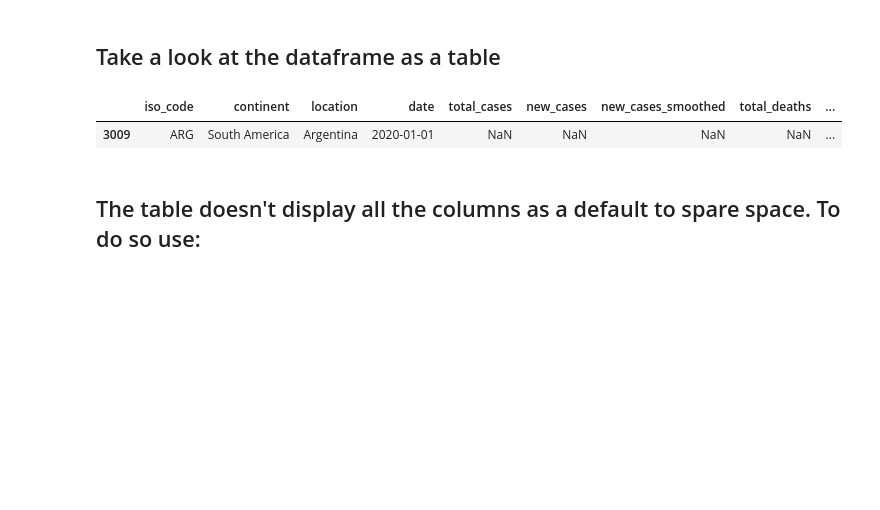
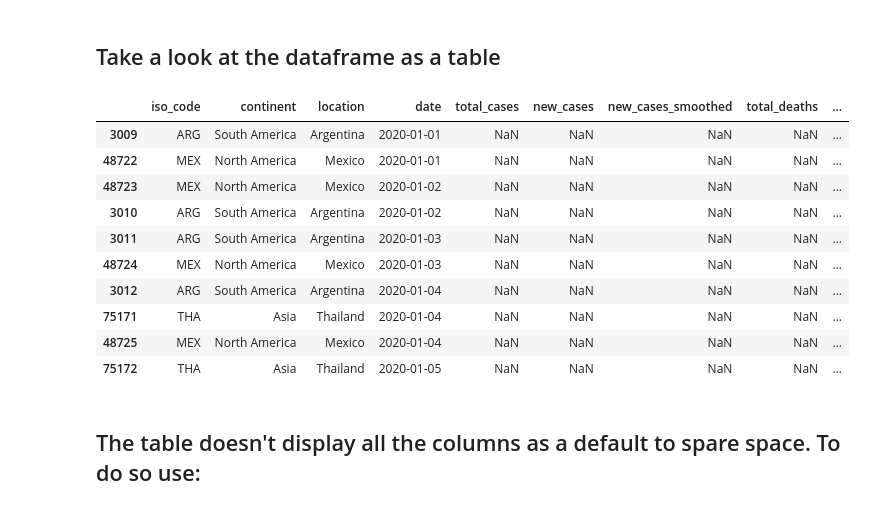
Before and after one commit to shuang1330/aiHackCovid, a Jupyter notebook: nb_versions/trifecta_notebooks/first.ipynb, the cells around one changed output. Saved outputs shown, nothing was run; the diff lists cells and outputs as text; code cells hidden in the pictures; blank space fills up the shorter version.

```diff
--- a/nb_versions/trifecta_notebooks/first.ipynb
+++ b/nb_versions/trifecta_notebooks/first.ipynb
@@ -7,7 +7,7 @@
 import os
 import pandas as pd
 
-owid_covid_data = pd.read_csv(r"/home/goncalo/Documents/cover/Illuminatti/hackathon/aiHackCovid/datasets/owid-covid-data.csv")
+owid_covid_data = pd.read_csv(r"../../data/owid-covid-data.csv")
 # %%
 # Checking table columns and datapoints
 owid_covid_data.info()
@@ -58,10 +58,19 @@ memory usage: 38.4+ MB
 ## Take a look at the dataframe as a table
 # %%
 # Show first 10 rows of the dataframe
-df.head(1)
+df.head(10)
 # %% [output]
 |  | iso_code | continent | location | date | total_cases | new_cases | new_cases_smoothed | total_deaths | ... |
 | 3009 | ARG | South America | Argentina | 2020-01-01 | NaN | NaN | NaN | NaN | ... |
+| 48722 | MEX | North America | Mexico | 2020-01-01 | NaN | NaN | NaN | NaN | ... |
+| 48723 | MEX | North America | Mexico | 2020-01-02 | NaN | NaN | NaN | NaN | ... |
+| 3010 | ARG | South America | Argentina | 2020-01-02 | NaN | NaN | NaN | NaN | ... |
+| 3011 | ARG | South America | Argentina | 2020-01-03 | NaN | NaN | NaN | NaN | ... |
+| 48724 | MEX | North America | Mexico | 2020-01-03 | NaN | NaN | NaN | NaN | ... |
+| 3012 | ARG | South America | Argentina | 2020-01-04 | NaN | NaN | NaN | NaN | ... |
+| 75171 | THA | Asia | Thailand | 2020-01-04 | NaN | NaN | NaN | NaN | ... |
+| 48725 | MEX | North America | Mexico | 2020-01-04 | NaN | NaN | NaN | NaN | ... |
+| 75172 | THA | Asia | Thailand | 2020-01-05 | NaN | NaN | NaN | NaN | ... |
 # %% [markdown]
 ## The table doesn't display all the columns as a default to spare space. To do so use:
 # %%
```
Also changed, not shown: parts of 1 cell of this notebook.
